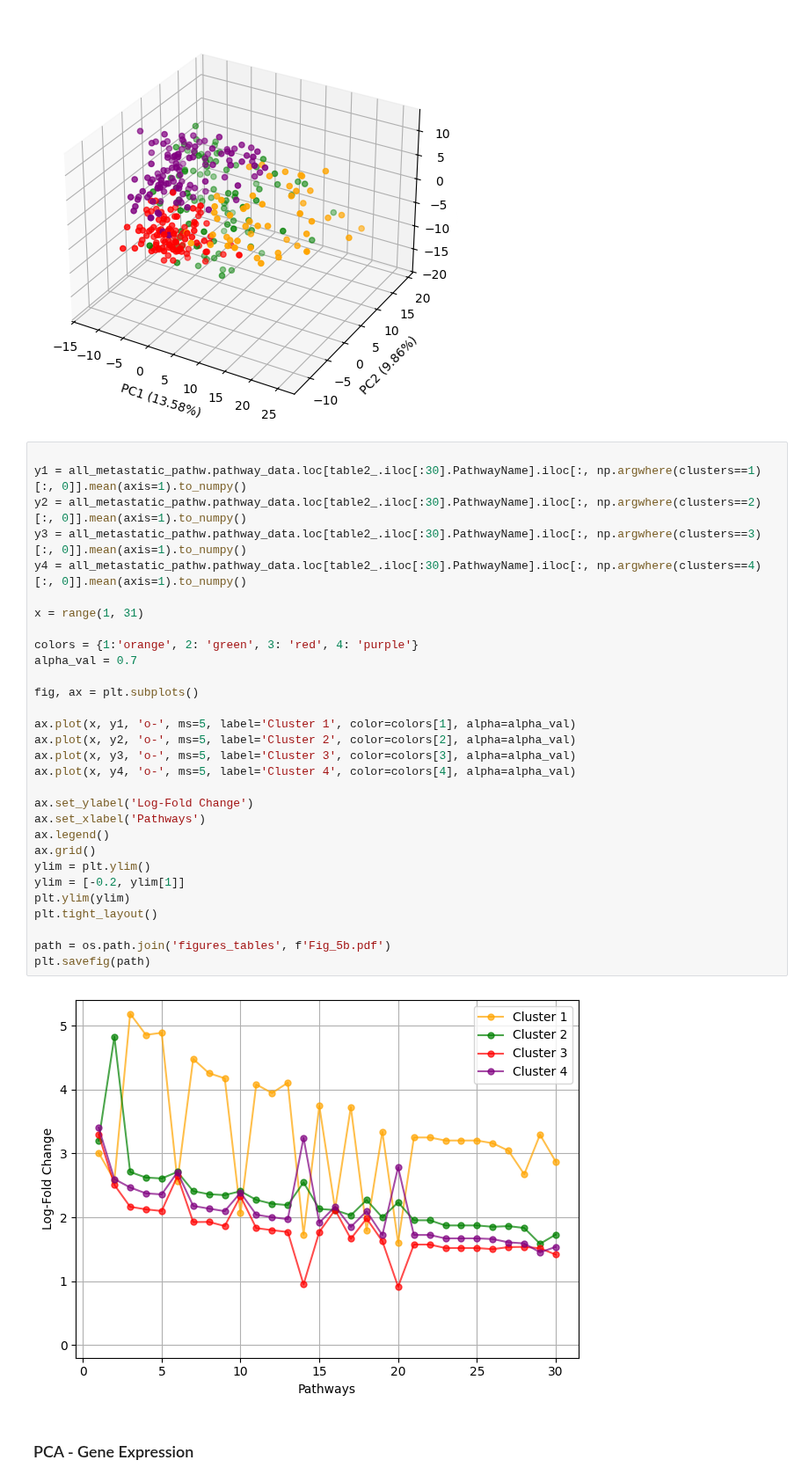
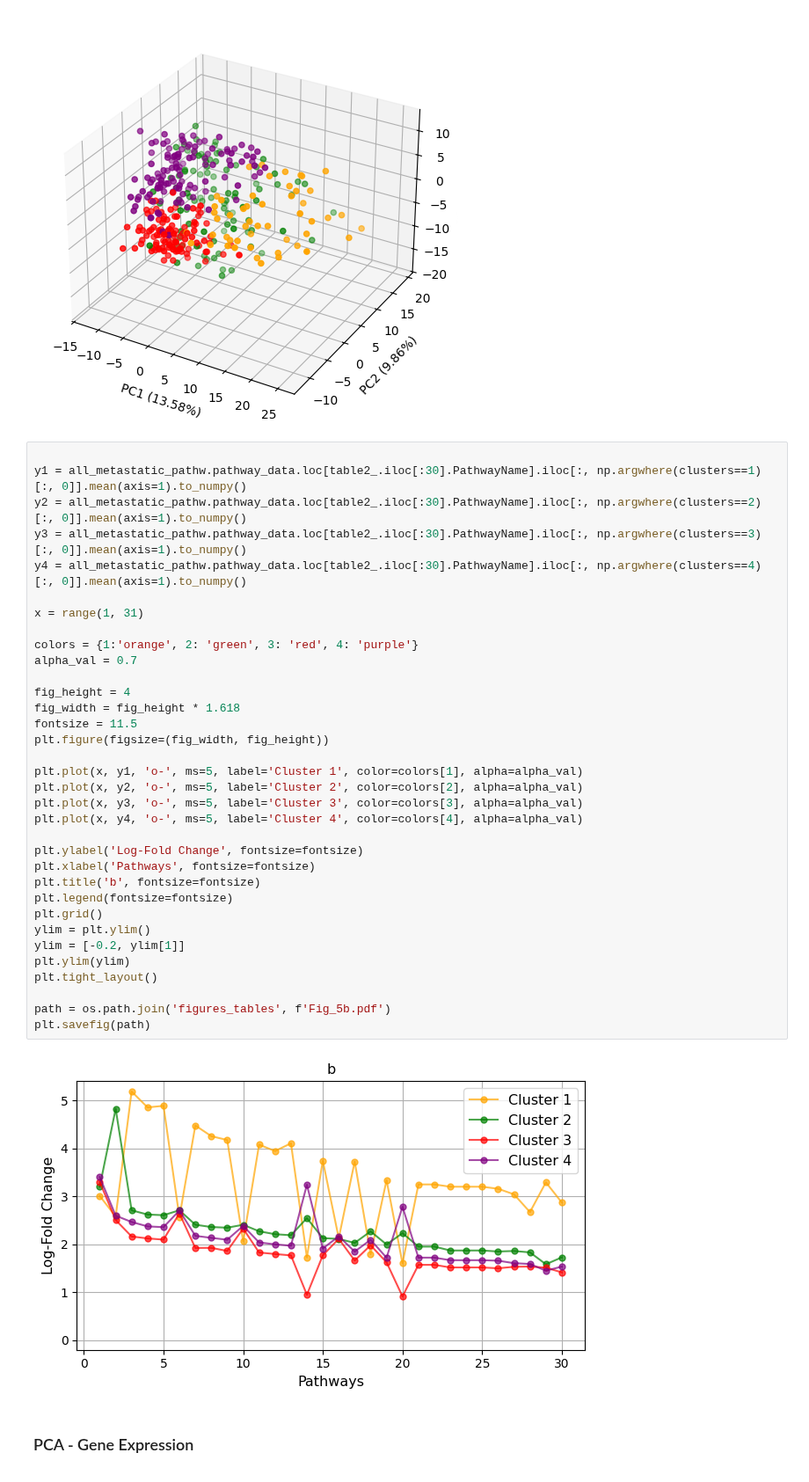
Before and after one commit to SamSaladino/FC-of-Genetic-pathways, a Jupyter notebook: Melanoma_expr_pathways.ipynb, the cells around one changed output. Shown at 88% size. Drawn from its saved outputs; the diff is of its cells as text.

```diff
--- a/Melanoma_expr_pathways.ipynb
+++ b/Melanoma_expr_pathways.ipynb
@@ -461,35 +465,39 @@ plt.savefig(path)
 # %%
 
 y1 = all_metastatic_pathw.pathway_data.loc[table2_.iloc[:30].PathwayName].iloc[:, np.argwhere(clusters==1)[:, 0]].mean(axis=1).to_numpy()
 y2 = all_metastatic_pathw.pathway_data.loc[table2_.iloc[:30].PathwayName].iloc[:, np.argwhere(clusters==2)[:, 0]].mean(axis=1).to_numpy()
 y3 = all_metastatic_pathw.pathway_data.loc[table2_.iloc[:30].PathwayName].iloc[:, np.argwhere(clusters==3)[:, 0]].mean(axis=1).to_numpy()
 y4 = all_metastatic_pathw.pathway_data.loc[table2_.iloc[:30].PathwayName].iloc[:, np.argwhere(clusters==4)[:, 0]].mean(axis=1).to_numpy()
 
 x = range(1, 31)
 
 colors = {1:'orange', 2: 'green', 3: 'red', 4: 'purple'}
 alpha_val = 0.7
 
-fig, ax = plt.subplots()
+fig_height = 4
+fig_width = fig_height * 1.618
+fontsize = 11.5
+plt.figure(figsize=(fig_width, fig_height))
 
-ax.plot(x, y1, 'o-', ms=5, label='Cluster 1', color=colors[1], alpha=alpha_val)
-ax.plot(x, y2, 'o-', ms=5, label='Cluster 2', color=colors[2], alpha=alpha_val)
-ax.plot(x, y3, 'o-', ms=5, label='Cluster 3', color=colors[3], alpha=alpha_val)
-ax.plot(x, y4, 'o-', ms=5, label='Cluster 4', color=colors[4], alpha=alpha_val)
+plt.plot(x, y1, 'o-', ms=5, label='Cluster 1', color=colors[1], alpha=alpha_val)
+plt.plot(x, y2, 'o-', ms=5, label='Cluster 2', color=colors[2], alpha=alpha_val)
+plt.plot(x, y3, 'o-', ms=5, label='Cluster 3', color=colors[3], alpha=alpha_val)
+plt.plot(x, y4, 'o-', ms=5, label='Cluster 4', color=colors[4], alpha=alpha_val)
 
-ax.set_ylabel('Log-Fold Change')
-ax.set_xlabel('Pathways')
-ax.legend()
-ax.grid()
+plt.ylabel('Log-Fold Change', fontsize=fontsize)
+plt.xlabel('Pathways', fontsize=fontsize)
+plt.title('b', fontsize=fontsize)
+plt.legend(fontsize=fontsize)
+plt.grid()
 ylim = plt.ylim()
 ylim = [-0.2, ylim[1]]
 plt.ylim(ylim)
 plt.tight_layout()
 
 path = os.path.join('figures_tables', f'Fig_5b.pdf')
 plt.savefig(path)
 # %% [output]
-[figure, old version]
+[figure, new version]
 # %% [markdown]
 ### PCA - Gene Expression
 # %%
```
Also changed, not shown: parts of 3 cells of this notebook, 5 other files.
